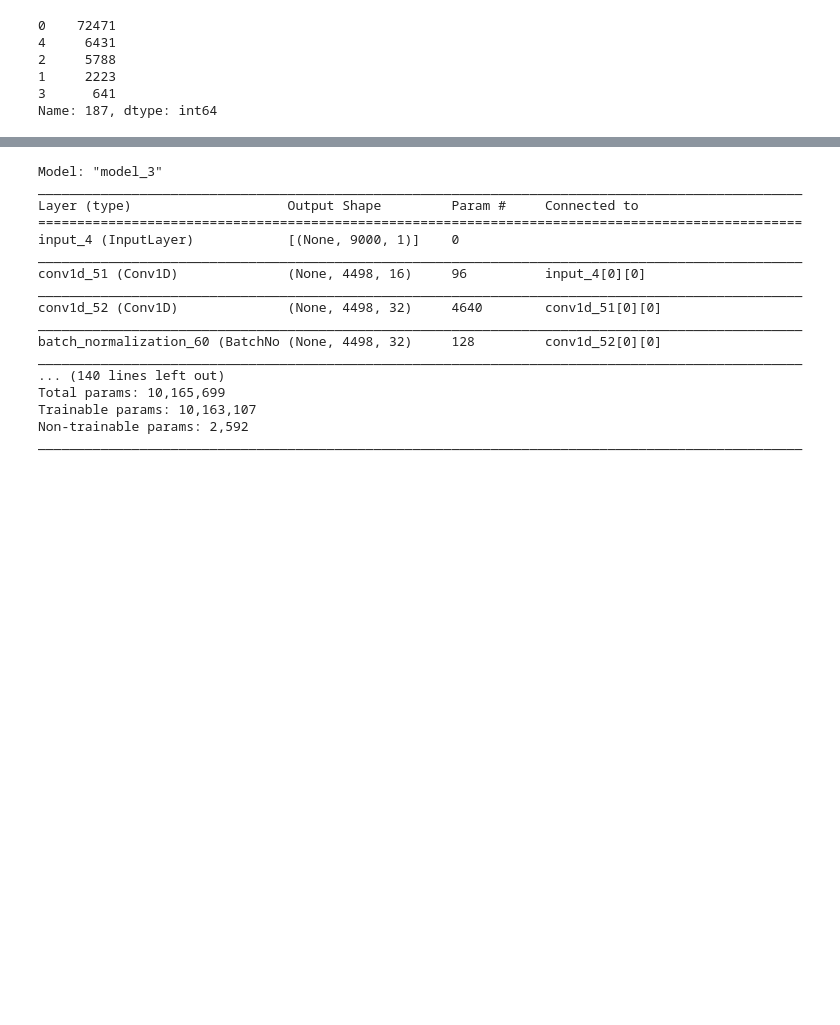
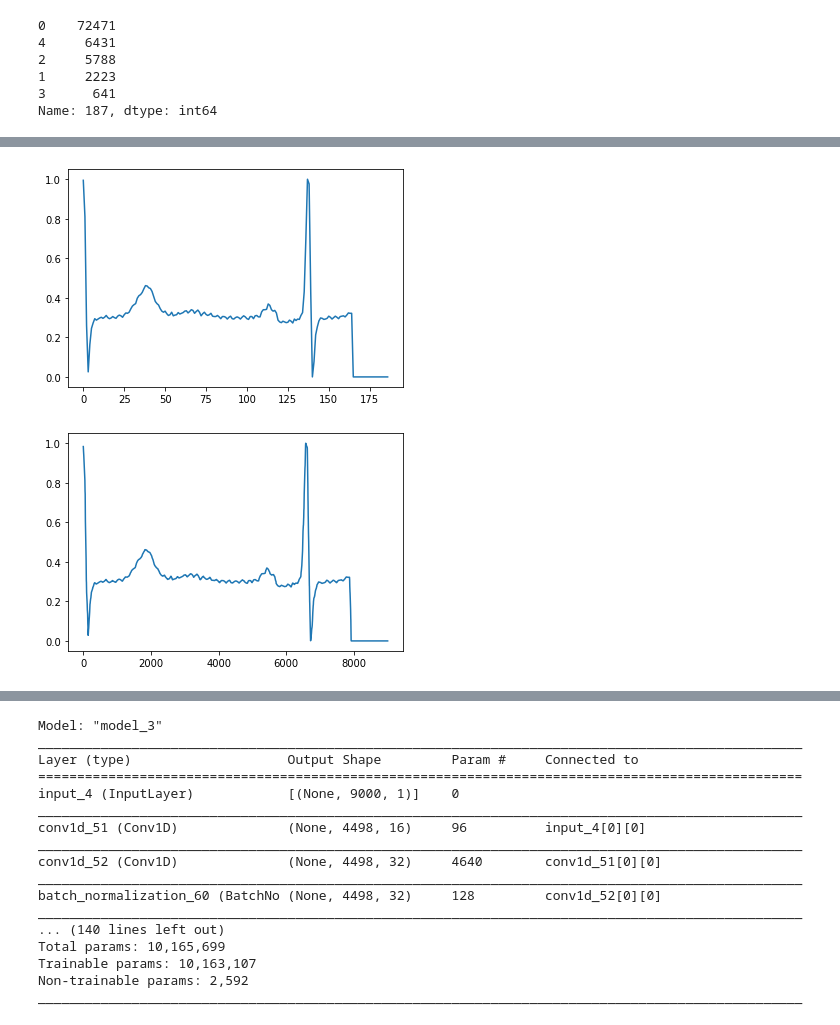
Before and after one commit to alirezash97/Cardio, a Jupyter notebook: phase_2.ipynb, the cells around one changed output, grey strips where cells are left out. Cells and saved outputs as stored; diff of their text form; code cells hidden in the pictures; blank space fills up the shorter version.

```diff
--- a/phase_2.ipynb
+++ b/phase_2.ipynb
@@ -51,0 +97,34 @@ Y_test = testset[:, -1:]
+# %%
+
+#### change X_train.shape from (1, 187) to (1, 9000) for transfer learning ####
+
+X_train = np.zeros((X_temp_train.shape[0], 9000))
+j = 48
+
+for i, signal in enumerate(X_temp_train):
+
+  for index, item in enumerate(signal):
+
+    if index != 186:
+
+      temp = np.random.uniform(signal[index], signal[index+1], 48)
+
+      if (signal[index+1]) > (signal[index]) :
+        temp = np.sort(temp)
+      else:
+        temp = -np.sort(-temp)
+
+
+      X_train[i, index*j:(index+1)*(j)] = temp
+
+    else:
+      pass
+
+
+plt.plot(X_temp_train[1, :])
+plt.show()
+plt.plot(X_train[1, :])
+plt.show()
+# %% [output]
+[figure, added]
+[figure, added]
```
Also changed, not shown: parts of 13 cells of this notebook.
